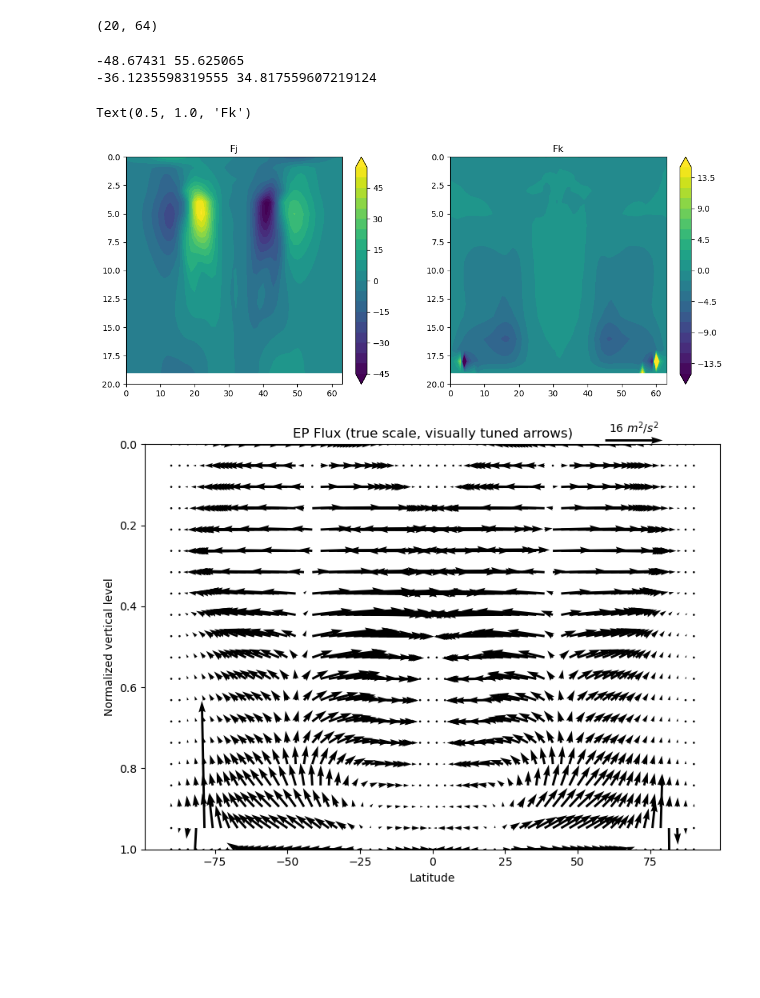
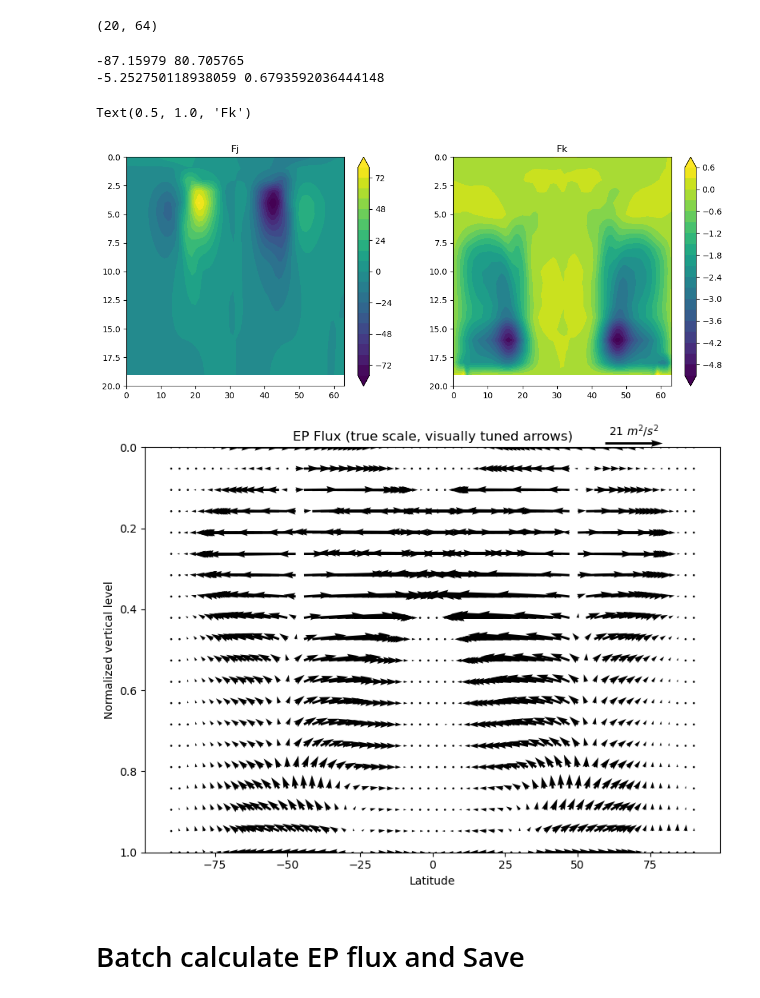
Before and after one commit to PeterChang1023/Moist_Dycore, a Jupyter notebook: EP_flux.ipynb, the cells around one changed output. Saved outputs shown, nothing was run; the diff lists cells and outputs as text; code cells hidden in the pictures; blank space fills up the shorter version.

Commit message:
Batch calculate EP flux and save done

```diff
--- a/EP_flux.ipynb
+++ b/EP_flux.ipynb
@@ -1345,8 +1345,8 @@ Text(0.5, 1.0, '$\\frac{\\partial \\theta}{\\partial p}$')
 # %% [markdown]
 # EP flux
 # %%
-start_idx = 5000
-end_idx   = 7000
+start_idx = 0
+end_idx   = 78000
 adiag = AtmosphericDiagnostics(u[start_idx:end_idx], v[start_idx:end_idx], t[start_idx:end_idx], p[start_idx:end_idx], z[start_idx:end_idx])
 Fj, Fk  = adiag.ep_flux()
 # %% [output]
@@ -1385,5 +1375,5 @@ Fk_mean.shape
 print(Fj_mean.min(), Fj_mean.max())
 print(Fk_mean.min(), Fk_mean.max())
 # %% [output]
--48.67431 55.625065
--36.1235598319555 34.817559607219124
+-87.15979 80.705765
+-5.252750118938059 0.6793592036444148
@@ -1392,17 +1380,17 @@ print(Fk_mean.min(), Fk_mean.max())
 # %%
 fig, (ax1,ax2) = plt.subplots(1,2, dpi=100, figsize=(13,5))
 cs1 = ax1.contourf(Fj_mean, levels=21, extend="both")
 plt.colorbar(cs1)
 ax1.set_ylim([20,0])
 ax1.set_title(r"Fj")
 
-cs2 = ax2.contourf(Fk_mean, levels=np.linspace(-15,15,21), extend="both")
+cs2 = ax2.contourf(Fk_mean, levels=21, extend="both")
 plt.colorbar(cs2)
 ax2.set_ylim([20,0])
 ax2.set_title(r"Fk")
 # %% [output]
 Text(0.5, 1.0, 'Fk')
-[figure, old version]
+[figure, new version]
 # %%
 # 1. 根據 EP flux 的 magnitude 決定箭頭代表的單位
 magnitude = np.sqrt(Fj_mean**2 + Fk_mean**2)
@@ -1438,4 +1426,4 @@ plt.title("EP Flux (true scale, visually tuned arrows)")
 plt.tight_layout()
 plt.show()
 # %% [output]
-[figure, old version]
+[figure, new version]
@@ -1446,0 +1430,2 @@ plt.show()
+# %% [markdown]
+# Batch calculate EP flux and Save
```
Also changed, not shown: parts of 12 cells of this notebook.
